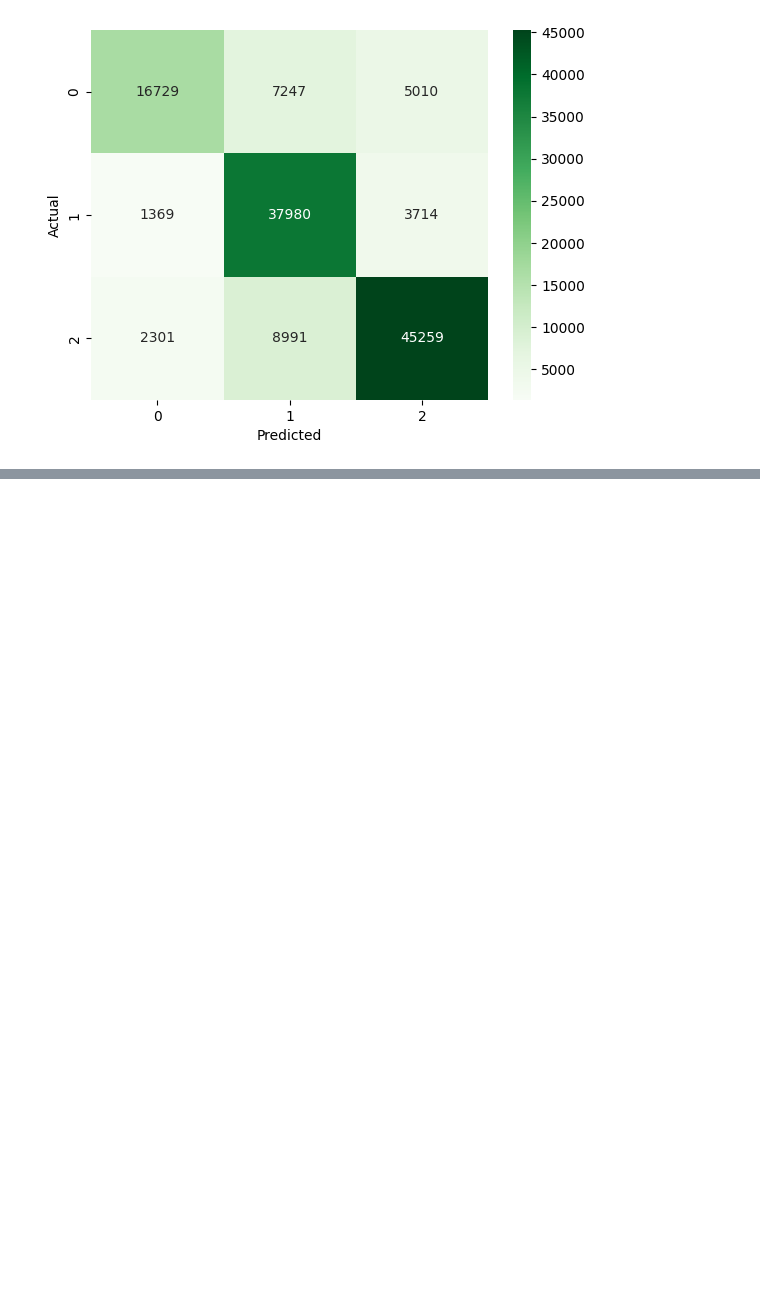
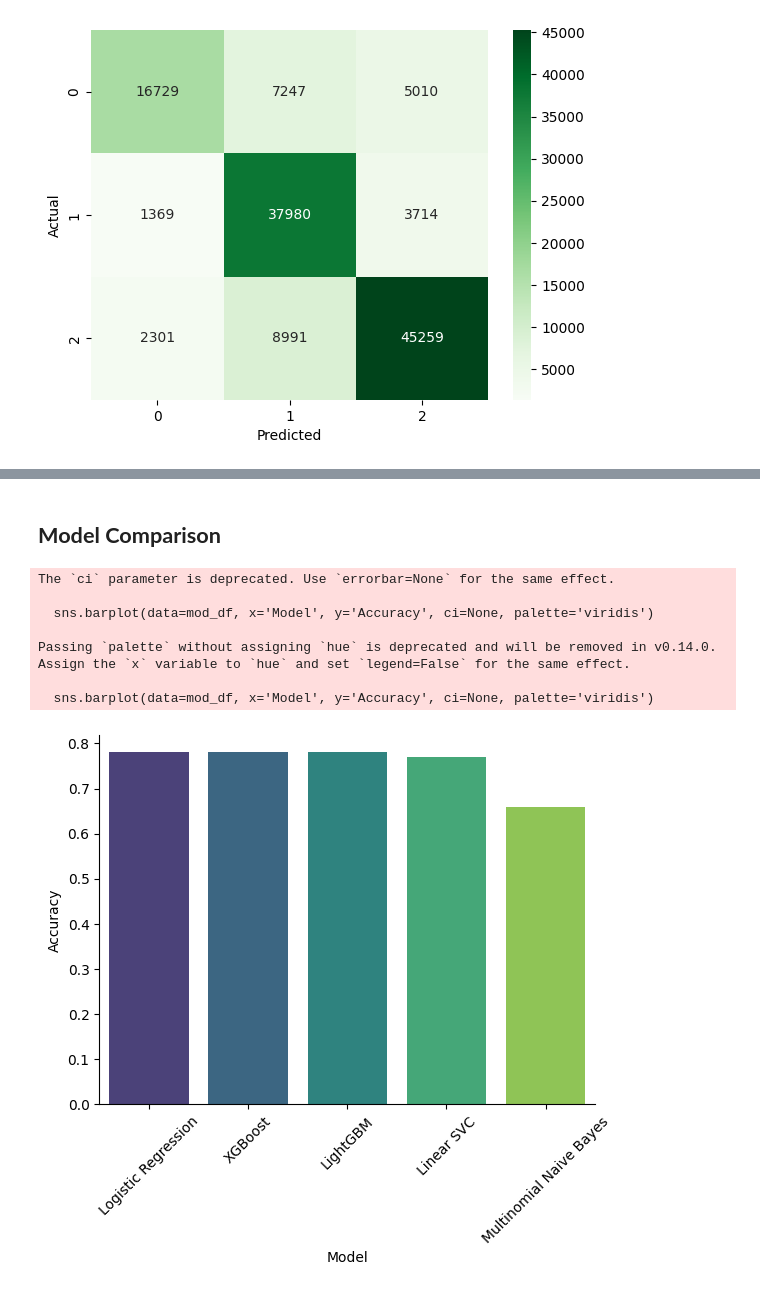
Before and after one commit to Michaela-Vosvrdova/projects, a Jupyter notebook: Sentiment Analysis.ipynb, the cells around one changed output, grey strips where cells are left out. Drawn from its saved outputs; the diff is of its cells as text; code cells hidden in the pictures; blank space fills up the shorter version.

```diff
--- a/Sentiment Analysis.ipynb
+++ b/Sentiment Analysis.ipynb
@@ -372,0 +417,20 @@ To be continued.
+# %% [markdown]
+## **Model Comparison**
+# %%
+model = ['Logistic Regression', 'Multinomial Naive Bayes', 'Linear SVC', 'XGBoost', 'LightGBM']
+accuracy = [0.78, 0.66, 0.77, 0.78, 0.78]
+mod_df = pd.DataFrame({'Model': model, 'Accuracy': accuracy}).sort_values(by='Accuracy', ascending=False)
+
+sns.barplot(data=mod_df, x='Model', y='Accuracy', ci=None, palette='viridis')
+sns.despine()
+plt.xticks(rotation=45)
+plt.show()
+# %% [output]
+The `ci` parameter is deprecated. Use `errorbar=None` for the same effect.
+
+  sns.barplot(data=mod_df, x='Model', y='Accuracy', ci=None, palette='viridis')
+
+Passing `palette` without assigning `hue` is deprecated and will be removed in v0.14.0. Assign the `x` variable to `hue` and set `legend=False` for the same effect.
+
+  sns.barplot(data=mod_df, x='Model', y='Accuracy', ci=None, palette='viridis')
+[figure, added]
```
Also changed, not shown: parts of 12 cells of this notebook.
